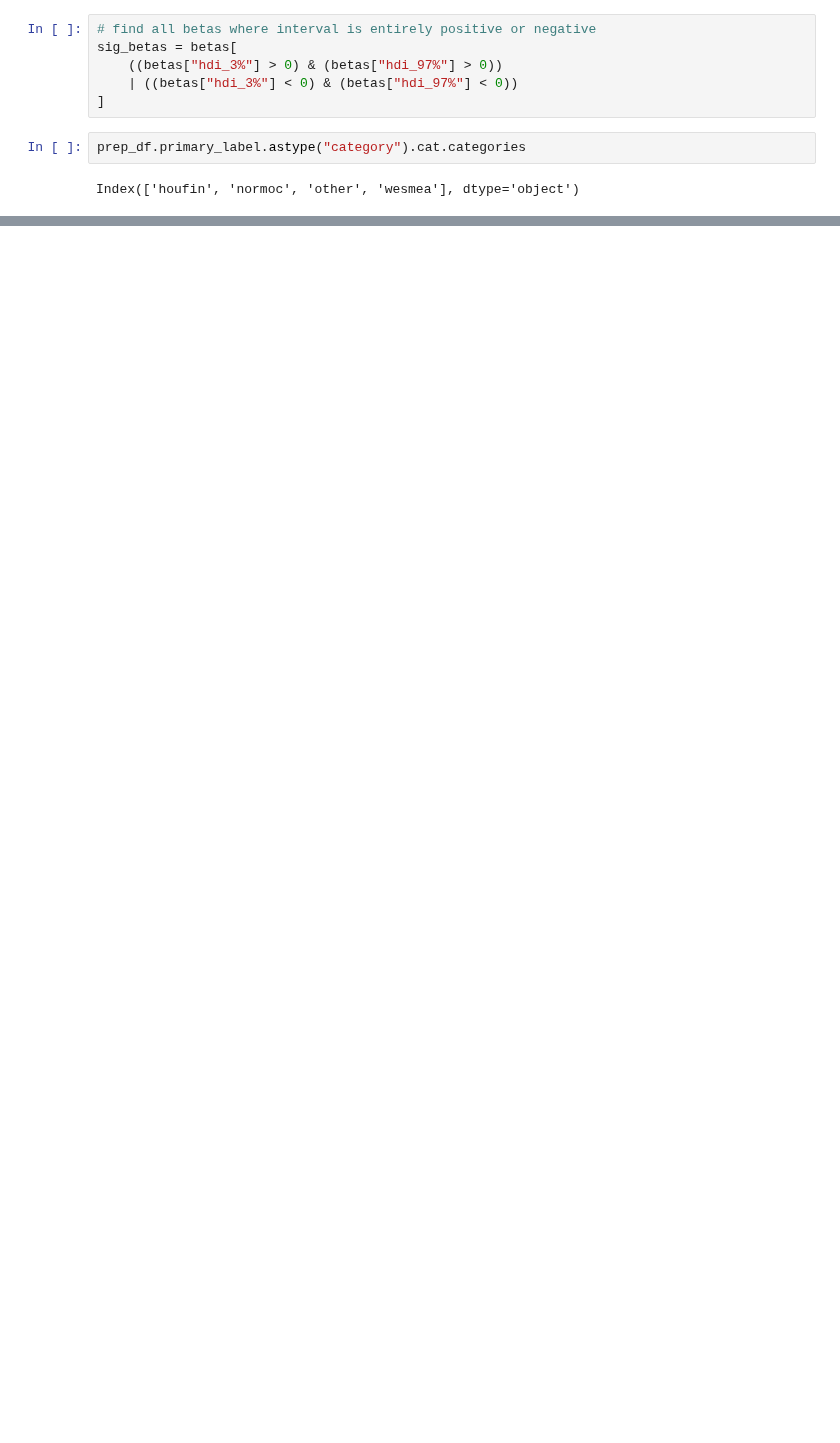
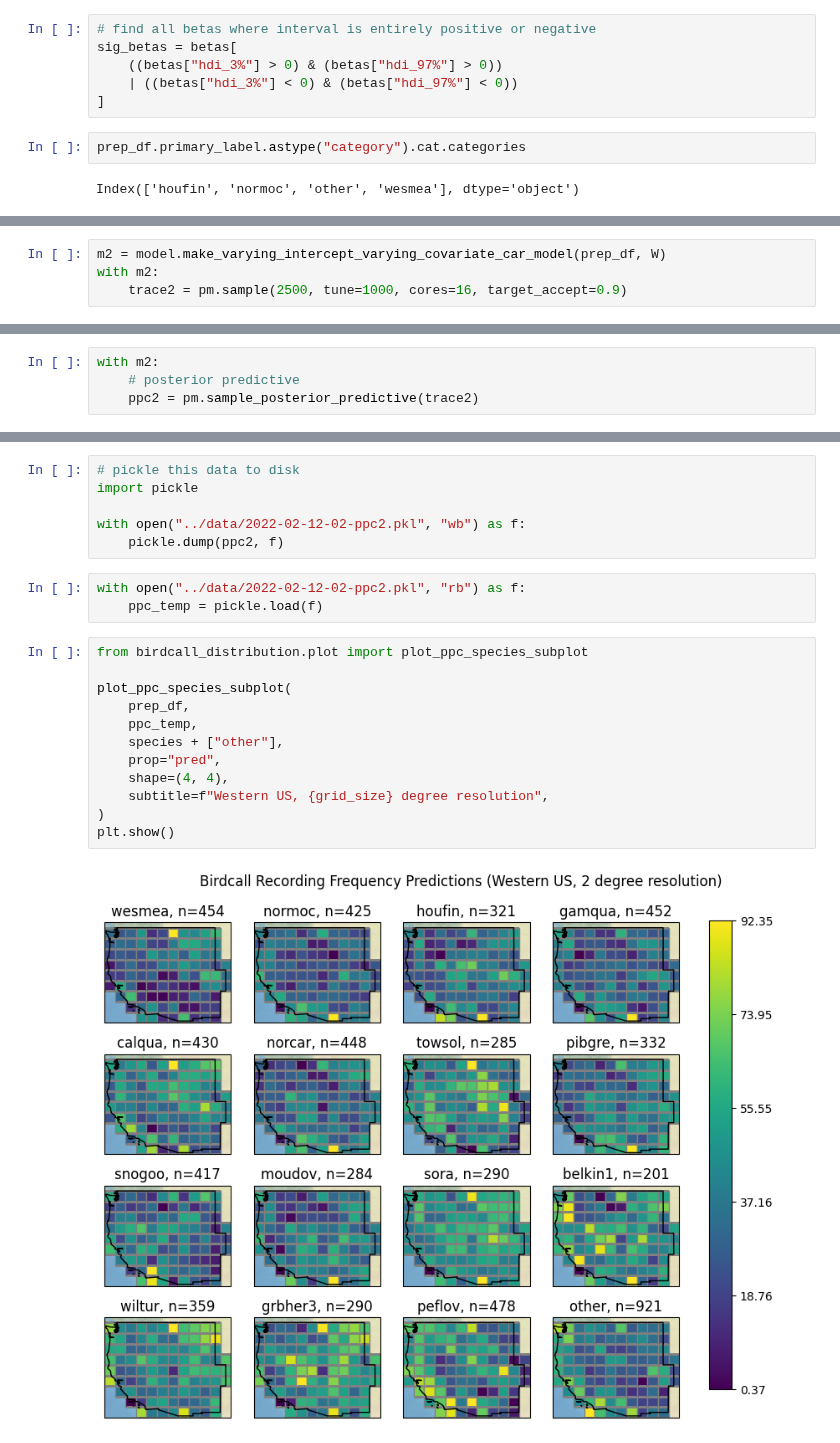
Before and after one commit to acmiyaguchi/iyse4620-birdcall-distributions, a Jupyter notebook: notebooks/2022-12-02-plots.ipynb, the cells around one changed output, grey strips where cells are left out. Drawn from its saved outputs; the diff is of its cells as text; blank space fills up the shorter version.

```diff
--- a/notebooks/2022-12-02-plots.ipynb
+++ b/notebooks/2022-12-02-plots.ipynb
@@ -190,0 +254,4 @@ betas[wesmea, landcover\_grasslands] &  0.418 &  0.155 &   0.140 &    0.725 \\
+# %%
+m2 = model.make_varying_intercept_varying_covariate_car_model(prep_df, W)
+with m2:
+    trace2 = pm.sample(2500, tune=1000, cores=16, target_accept=0.9)
@@ -190,0 +265,4 @@ betas[wesmea, landcover\_grasslands] &  0.418 &  0.155 &   0.140 &    0.725 \\
+# %%
+with m2:
+    # posterior predictive
+    ppc2 = pm.sample_posterior_predictive(trace2)
@@ -190,0 +272,23 @@ betas[wesmea, landcover\_grasslands] &  0.418 &  0.155 &   0.140 &    0.725 \\
+# %%
+# pickle this data to disk
+import pickle
+
+with open("../data/2022-02-12-02-ppc2.pkl", "wb") as f:
+    pickle.dump(ppc2, f)
+# %%
+with open("../data/2022-02-12-02-ppc2.pkl", "rb") as f:
+    ppc_temp = pickle.load(f)
+# %%
+from birdcall_distribution.plot import plot_ppc_species_subplot
+
+plot_ppc_species_subplot(
+    prep_df,
+    ppc_temp,
+    species + ["other"],
+    prop="pred",
+    shape=(4, 4),
+    subtitle=f"Western US, {grid_size} degree resolution",
+)
+plt.show()
+# %% [output]
+[figure, added]
```
Also changed, not shown: parts of 20 cells of this notebook, 5 other files.
